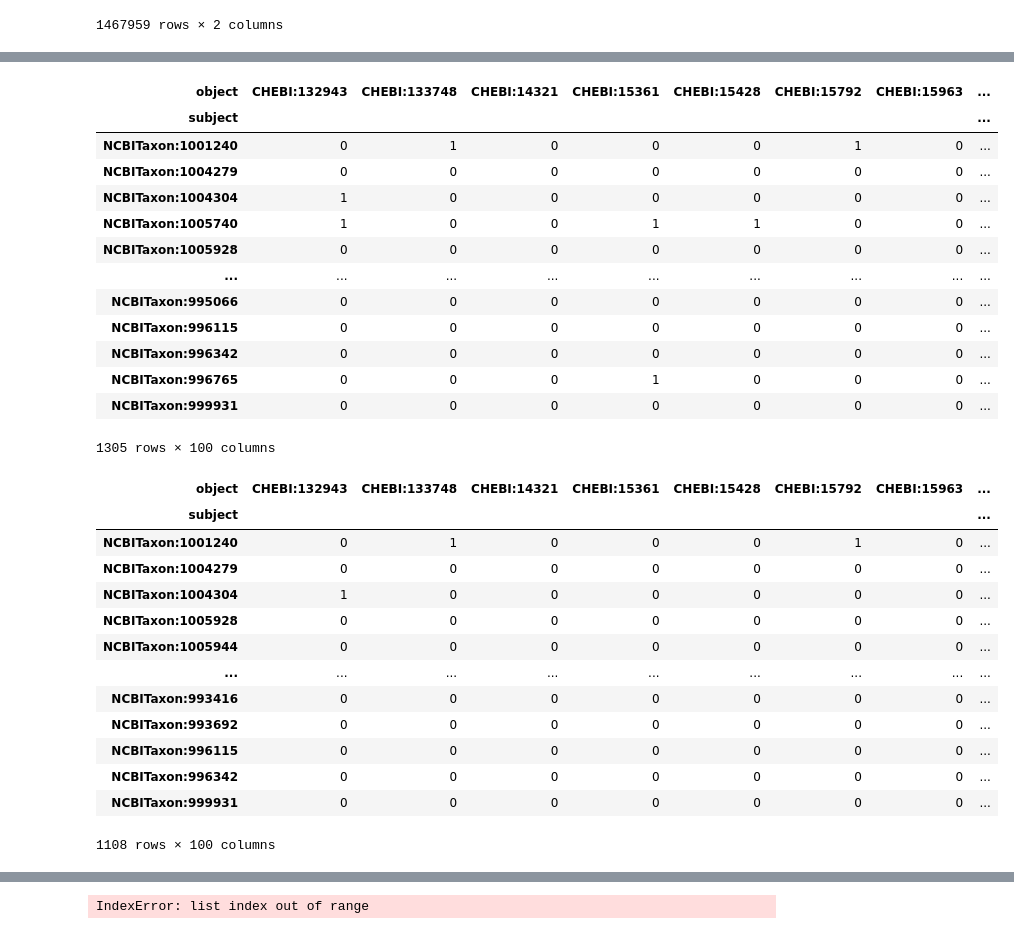
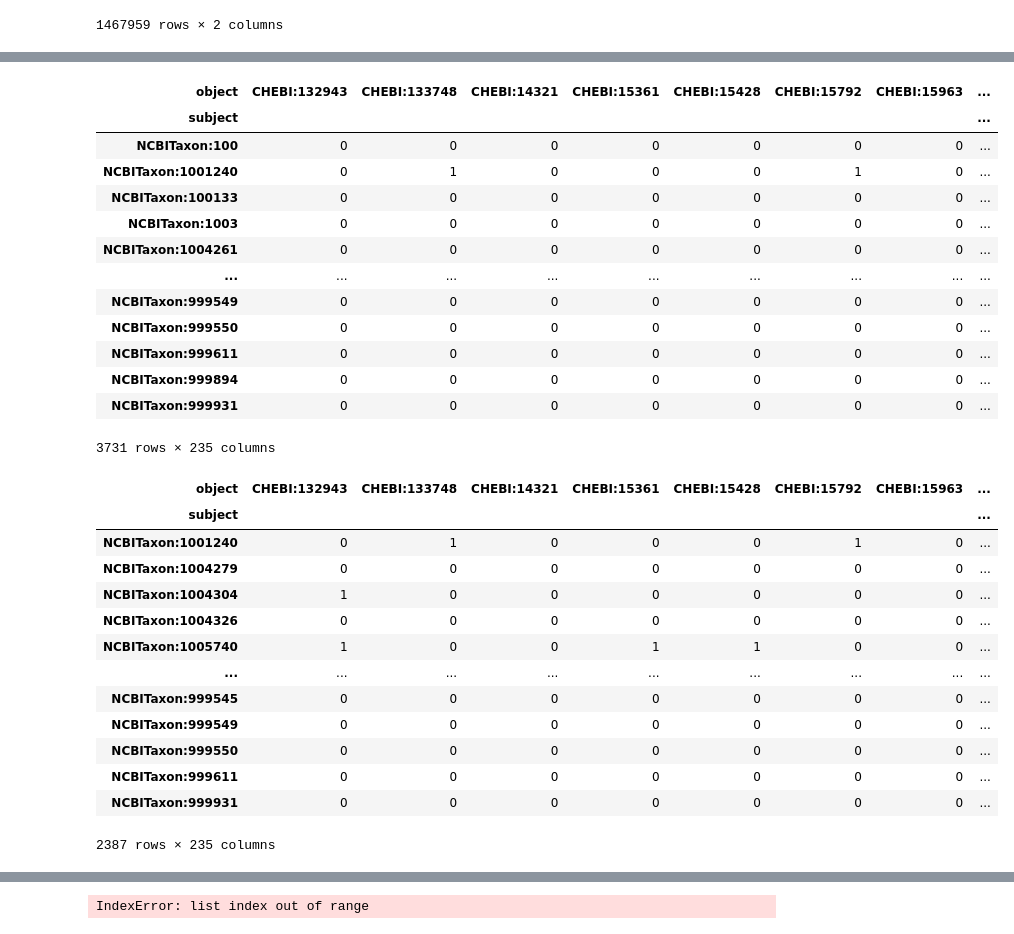
Before and after one commit to Knowledge-Graph-Hub/kg-microbe, a Jupyter notebook: notebooks/train_taxa_to_media.ipynb, the cells around one changed output, grey strips where cells are left out. Drawn from its saved outputs; the diff is of its cells as text; code cells hidden in the pictures.

```diff
--- a/notebooks/train_taxa_to_media.ipynb
+++ b/notebooks/train_taxa_to_media.ipynb
@@ -82,0 +91,6 @@ data_pairs_chem.shape
+# %%
+#add closure
+
+data_pairs_go = data_pairs[data_pairs['subject'].str.contains('NCBITaxon:')]
+data_pairs_go = data_pairs_go[data_pairs_go['object'].str.contains('GO:')]
+data_pairs_go.shape
@@ -82,0 +99,10 @@ data_pairs_chem.shape
+# %%
+data_pairs_rest_all = data_pairs[data_pairs['subject'].str.contains('NCBITaxon:')]
+data_pairs_rest = data_pairs_rest_all[data_pairs_rest_all['object'].str.contains('carbon_substrate:')]
+data_pairs_rest2 = data_pairs_rest_all[data_pairs_rest_all['object'].str.contains('pathways:')]
+data_pairs_rest = pd.concat([data_pairs_rest, data_pairs_rest2], ignore_index=True)
+data_pairs_rest2 = data_pairs_rest_all[data_pairs_rest_all['object'].str.contains('cell_shape_enum:')]
+data_pairs_rest = pd.concat([data_pairs_rest, data_pairs_rest2], ignore_index=True)
+data_pairs_rest2 = data_pairs_rest_all[data_pairs_rest_all['object'].str.contains('data_source:')]
+data_pairs_rest = pd.concat([data_pairs_rest, data_pairs_rest2], ignore_index=True)
+data_pairs_rest.shape
@@ -83,15 +111,18 @@ data_pairs_chem.shape
 # %%
-data_pairs_chem['Value'] = 1
+data_df_pairs = pd.concat([data_pairs_chem, data_pairs_go], ignore_index=True)
+data_df_pairs = pd.concat([data_df_pairs, data_pairs_rest], ignore_index=True)
+
+data_df_pairs['Value'] = 1
 
 # Step 2: Pivot the old DataFrame to form the new DataFrame structure
-data_chem_df = data_pairs_chem.pivot(index='subject', columns='object', values='Value')
+data_df = data_df_pairs.pivot(index='subject', columns='object', values='Value')
 
 # Step 3: Fill NaN values with 0 to indicate no relationship
-data_chem_df = data_chem_df.fillna(0)
+data_df = data_df.fillna(0)
 
 # Optionally, convert the filled NaN values to integers if they were floats after pivot
-data_chem_df = data_chem_df.astype(int)
-data_chem_df
+data_df = data_df.astype(int)
+data_df
 # %% [output]
 | object | CHEBI:132943 | CHEBI:133748 | CHEBI:14321 | CHEBI:15361 | CHEBI:15428 | CHEBI:15792 | CHEBI:15963 | ... |
 | subject |  |  |  |  |  |  |  | ... |
@@ -111,5 +142,5 @@ data_chem_df
 subject_object_mapping = data_pairs_clean.set_index('subject')['object'].to_dict()
 
 # Use the map function to create a new column in 'new_dataframe' from the 'subject' indices
-data_chem_df['medium'] = data_chem_df.index.map(subject_object_mapping)
+data_df['medium'] = data_df.index.map(subject_object_mapping)
 # %%
@@ -119,19 +150,19 @@ data_chem_df['medium'].isna().sum()
 # %%
-data_chem_df = data_chem_df[data_chem_df['medium'].notna()]
-data_chem_df
+data_df = data_df[data_df['medium'].notna()]
+data_df
 # %% [output]
 | object | CHEBI:132943 | CHEBI:133748 | CHEBI:14321 | CHEBI:15361 | CHEBI:15428 | CHEBI:15792 | CHEBI:15963 | ... |
 | subject |  |  |  |  |  |  |  | ... |
+| NCBITaxon:100 | 0 | 0 | 0 | 0 | 0 | 0 | 0 | ... |
 | NCBITaxon:1001240 | 0 | 1 | 0 | 0 | 0 | 1 | 0 | ... |
-| NCBITaxon:1004279 | 0 | 0 | 0 | 0 | 0 | 0 | 0 | ... |
-| NCBITaxon:1004304 | 1 | 0 | 0 | 0 | 0 | 0 | 0 | ... |
-| NCBITaxon:1005740 | 1 | 0 | 0 | 1 | 1 | 0 | 0 | ... |
-| NCBITaxon:1005928 | 0 | 0 | 0 | 0 | 0 | 0 | 0 | ... |
+| NCBITaxon:100133 | 0 | 0 | 0 | 0 | 0 | 0 | 0 | ... |
+| NCBITaxon:1003 | 0 | 0 | 0 | 0 | 0 | 0 | 0 | ... |
+| NCBITaxon:1004261 | 0 | 0 | 0 | 0 | 0 | 0 | 0 | ... |
 | ... | ... | ... | ... | ... | ... | ... | ... | ... |
-| NCBITaxon:995066 | 0 | 0 | 0 | 0 | 0 | 0 | 0 | ... |
-| NCBITaxon:996115 | 0 | 0 | 0 | 0 | 0 | 0 | 0 | ... |
-| NCBITaxon:996342 | 0 | 0 | 0 | 0 | 0 | 0 | 0 | ... |
-| NCBITaxon:996765 | 0 | 0 | 0 | 1 | 0 | 0 | 0 | ... |
+| NCBITaxon:999549 | 0 | 0 | 0 | 0 | 0 | 0 | 0 | ... |
+| NCBITaxon:999550 | 0 | 0 | 0 | 0 | 0 | 0 | 0 | ... |
+| NCBITaxon:999611 | 0 | 0 | 0 | 0 | 0 | 0 | 0 | ... |
+| NCBITaxon:999894 | 0 | 0 | 0 | 0 | 0 | 0 | 0 | ... |
 | NCBITaxon:999931 | 0 | 0 | 0 | 0 | 0 | 0 | 0 | ... |
-1305 rows × 100 columns
+3731 rows × 235 columns
 # %%
@@ -141,19 +172,19 @@ data_pairs_clean = data_chem_df.groupby('medium').filter(lambda x : len(x)>9)
 # %%
-data_pairs_clean
+data_df_clean
 # %% [output]
 | object | CHEBI:132943 | CHEBI:133748 | CHEBI:14321 | CHEBI:15361 | CHEBI:15428 | CHEBI:15792 | CHEBI:15963 | ... |
 | subject |  |  |  |  |  |  |  | ... |
 | NCBITaxon:1001240 | 0 | 1 | 0 | 0 | 0 | 1 | 0 | ... |
 | NCBITaxon:1004279 | 0 | 0 | 0 | 0 | 0 | 0 | 0 | ... |
 | NCBITaxon:1004304 | 1 | 0 | 0 | 0 | 0 | 0 | 0 | ... |
-| NCBITaxon:1005928 | 0 | 0 | 0 | 0 | 0 | 0 | 0 | ... |
-| NCBITaxon:1005944 | 0 | 0 | 0 | 0 | 0 | 0 | 0 | ... |
+| NCBITaxon:1004326 | 0 | 0 | 0 | 0 | 0 | 0 | 0 | ... |
+| NCBITaxon:1005740 | 1 | 0 | 0 | 1 | 1 | 0 | 0 | ... |
 | ... | ... | ... | ... | ... | ... | ... | ... | ... |
-| NCBITaxon:993416 | 0 | 0 | 0 | 0 | 0 | 0 | 0 | ... |
-| NCBITaxon:993692 | 0 | 0 | 0 | 0 | 0 | 0 | 0 | ... |
-| NCBITaxon:996115 | 0 | 0 | 0 | 0 | 0 | 0 | 0 | ... |
-| NCBITaxon:996342 | 0 | 0 | 0 | 0 | 0 | 0 | 0 | ... |
+| NCBITaxon:999545 | 0 | 0 | 0 | 0 | 0 | 0 | 0 | ... |
+| NCBITaxon:999549 | 0 | 0 | 0 | 0 | 0 | 0 | 0 | ... |
+| NCBITaxon:999550 | 0 | 0 | 0 | 0 | 0 | 0 | 0 | ... |
+| NCBITaxon:999611 | 0 | 0 | 0 | 0 | 0 | 0 | 0 | ... |
 | NCBITaxon:999931 | 0 | 0 | 0 | 0 | 0 | 0 | 0 | ... |
-1108 rows × 100 columns
+2387 rows × 235 columns
 # %%
 # Splitting the data into features and target labels
```
Also changed, not shown: parts of 14 cells of this notebook.
